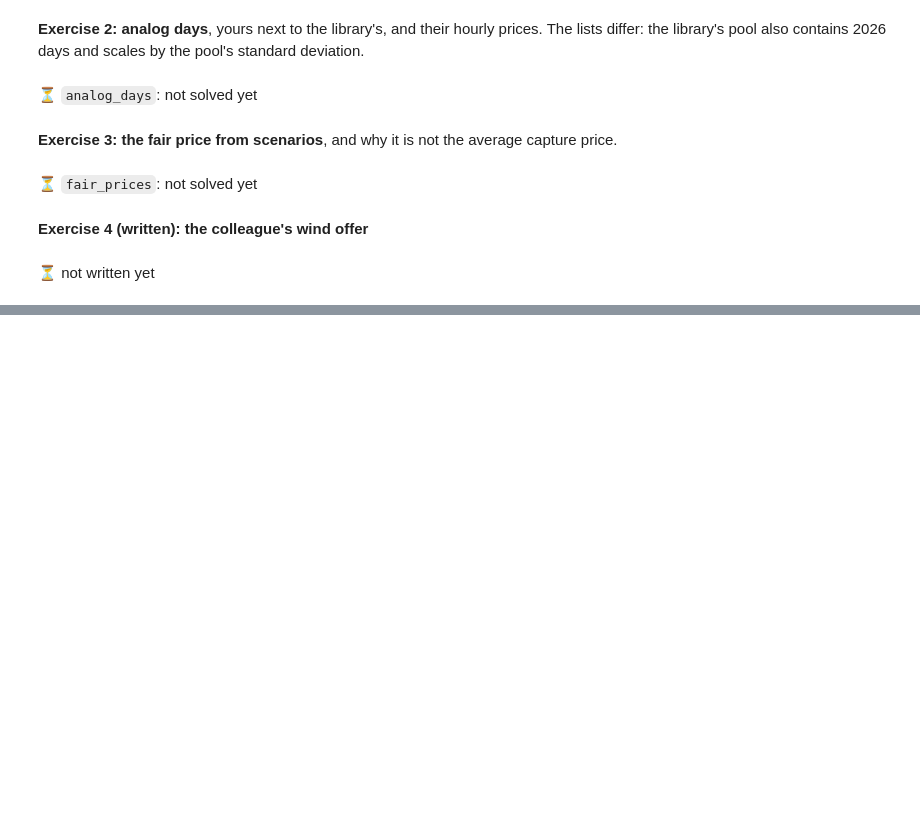
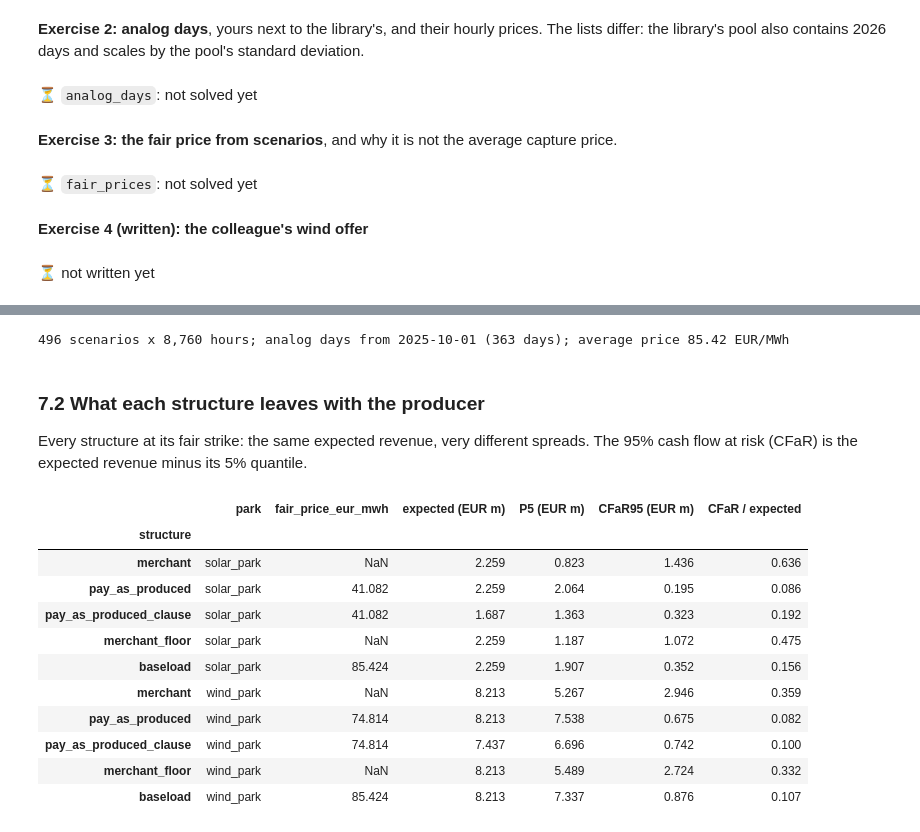
Before and after one commit to ankitpatel1661/ppa-lab, a Jupyter notebook: notebooks/ppa_lab_playground.ipynb, the cells around one changed output, grey strips where cells are left out. Drawn from its saved outputs; the diff is of its cells as text; code cells hidden in the pictures; blank space fills up the shorter version.

```diff
--- a/notebooks/ppa_lab_playground.ipynb
+++ b/notebooks/ppa_lab_playground.ipynb
@@ -1815,0 +1823,43 @@ show_written_answer("step06_joint.py", "# Your answer:")
+# %%
+from ppa_lab.pricing.risk import (
+    buyer_value, cash_flow_at_risk, risk_premia, structure_revenues, structure_table, tenor_price,
+)
+
+ppa = s.ppa                                            # [ppa] in config/project.toml
+pool7 = restrict_pool(link, pd.Timestamp(ppa.analog_pool_start))
+scen7 = build_scenarios(model, pool7, matrices, features, TZ, ppa.start_year, YEARS,
+                        sc.paths_per_weather_year, s.price_model.forward_eur_mwh,
+                        s.price_model.level_volatility, sc.seed)
+P7 = scen7.prices
+Q7 = {park: scen7.volume(park) for park in CAP}
+print(f"{P7.shape[0]} scenarios x {P7.shape[1]:,} hours; analog days from {ppa.analog_pool_start} "
+      f"({len(pool7.pool_days)} days); average price {P7.mean():.2f} EUR/MWh")
+# %% [output]
+496 scenarios x 8,760 hours; analog days from 2025-10-01 (363 days); average price 85.42 EUR/MWh
+# %% [markdown]
+### 7.2 What each structure leaves with the producer
+Every structure at its fair strike: the same expected revenue, very different spreads. The
+95% cash flow at risk (CFaR) is the expected revenue minus its 5% quantile.
+# %%
+rows = []
+for park in CAP:
+    t = structure_table(P7, Q7[park], quantile=ppa.risk_quantile)
+    t = t.assign(park=park)[["park", "fair_price_eur_mwh", "expected_revenue_eur", "p05_revenue_eur", "cfar_eur", "cfar_share"]]
+    rows.append(t)
+table7 = pd.concat(rows)
+table7[["expected_revenue_eur", "p05_revenue_eur", "cfar_eur"]] /= 1e6
+table7.rename(columns={"expected_revenue_eur": "expected (EUR m)", "p05_revenue_eur": "P5 (EUR m)",
+                       "cfar_eur": "CFaR95 (EUR m)", "cfar_share": "CFaR / expected"}).round(3)
+# %% [output]
+|  | park | fair_price_eur_mwh | expected (EUR m) | P5 (EUR m) | CFaR95 (EUR m) | CFaR / expected |
+| structure |  |  |  |  |  |  |
+| merchant | solar_park | NaN | 2.259 | 0.823 | 1.436 | 0.636 |
+| pay_as_produced | solar_park | 41.082 | 2.259 | 2.064 | 0.195 | 0.086 |
+| pay_as_produced_clause | solar_park | 41.082 | 1.687 | 1.363 | 0.323 | 0.192 |
+| merchant_floor | solar_park | NaN | 2.259 | 1.187 | 1.072 | 0.475 |
+| baseload | solar_park | 85.424 | 2.259 | 1.907 | 0.352 | 0.156 |
+| merchant | wind_park | NaN | 8.213 | 5.267 | 2.946 | 0.359 |
+| pay_as_produced | wind_park | 74.814 | 8.213 | 7.538 | 0.675 | 0.082 |
+| pay_as_produced_clause | wind_park | 74.814 | 7.437 | 6.696 | 0.742 | 0.100 |
+| merchant_floor | wind_park | NaN | 8.213 | 5.489 | 2.724 | 0.332 |
+| baseload | wind_park | 85.424 | 8.213 | 7.337 | 0.876 | 0.107 |
```
Also changed, not shown: parts of 26 cells of this notebook, 27 other files.
